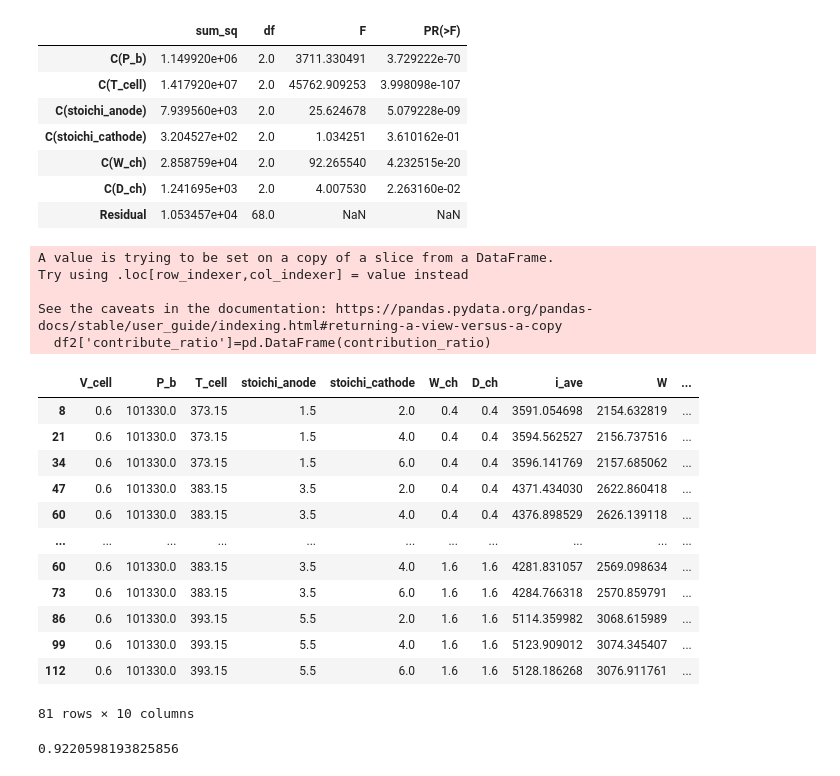
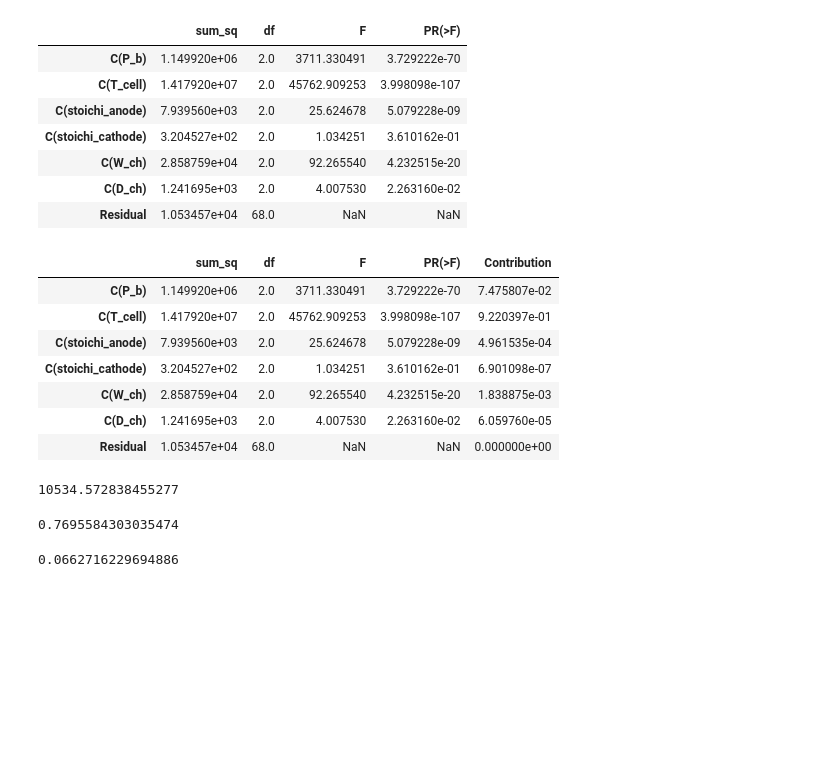
Before and after one commit to OkaHaruya/Oka-fcsl, a Jupyter notebook: ANOVA_24-3-21/OA.ipynb, the cells around one changed output. Saved outputs shown, nothing was run; the diff lists cells and outputs as text; code cells hidden in the pictures; blank space fills up the shorter version.

```diff
--- a/ANOVA_24-3-21/OA.ipynb
+++ b/ANOVA_24-3-21/OA.ipynb
@@ -8,7 +8,7 @@ import re
 import os
 # %%
 # フォルダのパス
-folder_path = "/Users/user/Desktop/Oka/COMSOL/PEFC/data/24-3-21"
+folder_path = "/Users/aruhy/OneDrive/デスクトップ/data/24-3-21"
 
 # フォルダ内のファイルのリストを取得
 file_list = os.listdir(folder_path)
@@ -194,44 +194,39 @@ anova_table
 # %%
 # 各要素の変動を取得
 total_variance = anova_table['sum_sq']['Residual']  + anova_table['sum_sq']['C(P_b)'] + \
                 anova_table['sum_sq']['C(T_cell)'] + anova_table['sum_sq']['C(stoichi_anode)'] + anova_table['sum_sq']['C(stoichi_cathode)'] + \
                 anova_table['sum_sq']['C(W_ch)'] + anova_table['sum_sq']['C(D_ch)']
 
 treatment_variance = anova_table['sum_sq']['C(P_b)'] + \
                     anova_table['sum_sq']['C(T_cell)'] + anova_table['sum_sq']['C(stoichi_anode)'] + \
                     anova_table['sum_sq']['C(stoichi_cathode)'] + anova_table['sum_sq']['C(W_ch)'] + \
                     anova_table['sum_sq']['C(D_ch)']
 
-#寄与率を計算
-for param in anova_table['sum_sq']:
-    contribution_ratio = []
-    contribution_ratio.append(param / total_variance)
+# 各因子の寄与率を計算してデータフレームに追加
+anova_table['Contribution'] = (anova_table['sum_sq']-anova_table['df']*anova_table['sum_sq']['Residual']/anova_table['df']['Residual'])/ anova_table['sum_sq'].sum()
 
-df2['contribute_ratio']=pd.DataFrame(contribution_ratio)
-df2
+anova_table
 # %% [output]
-A value is trying to be set on a copy of a slice from a DataFrame.
-Try using .loc[row_indexer,col_indexer] = value instead
-
-See the caveats in the documentation: https://pandas.pydata.org/pandas-docs/stable/user_guide/indexing.html#returning-a-view-versus-a-copy
-  df2['contribute_ratio']=pd.DataFrame(contribution_ratio)
-|  | V_cell | P_b | T_cell | stoichi_anode | stoichi_cathode | W_ch | D_ch | i_ave | W | ... |
-| 8 | 0.6 | 101330.0 | 373.15 | 1.5 | 2.0 | 0.4 | 0.4 | 3591.054698 | 2154.632819 | ... |
-| 21 | 0.6 | 101330.0 | 373.15 | 1.5 | 4.0 | 0.4 | 0.4 | 3594.562527 | 2156.737516 | ... |
-| 34 | 0.6 | 101330.0 | 373.15 | 1.5 | 6.0 | 0.4 | 0.4 | 3596.141769 | 2157.685062 | ... |
-| 47 | 0.6 | 101330.0 | 383.15 | 3.5 | 2.0 | 0.4 | 0.4 | 4371.434030 | 2622.860418 | ... |
-| 60 | 0.6 | 101330.0 | 383.15 | 3.5 | 4.0 | 0.4 | 0.4 | 4376.898529 | 2626.139118 | ... |
-| ... | ... | ... | ... | ... | ... | ... | ... | ... | ... | ... |
-| 60 | 0.6 | 101330.0 | 383.15 | 3.5 | 4.0 | 1.6 | 1.6 | 4281.831057 | 2569.098634 | ... |
-| 73 | 0.6 | 101330.0 | 383.15 | 3.5 | 6.0 | 1.6 | 1.6 | 4284.766318 | 2570.859791 | ... |
-| 86 | 0.6 | 101330.0 | 393.15 | 5.5 | 2.0 | 1.6 | 1.6 | 5114.359982 | 3068.615989 | ... |
-| 99 | 0.6 | 101330.0 | 393.15 | 5.5 | 4.0 | 1.6 | 1.6 | 5123.909012 | 3074.345407 | ... |
-| 112 | 0.6 | 101330.0 | 393.15 | 5.5 | 6.0 | 1.6 | 1.6 | 5128.186268 | 3076.911761 | ... |
+|  | sum_sq | df | F | PR(>F) | Contribution |
+| C(P_b) | 1.149920e+06 | 2.0 | 3711.330491 | 3.729222e-70 | 7.475807e-02 |
+| C(T_cell) | 1.417920e+07 | 2.0 | 45762.909253 | 3.998098e-107 | 9.220397e-01 |
+| C(stoichi_anode) | 7.939560e+03 | 2.0 | 25.624678 | 5.079228e-09 | 4.961535e-04 |
+| C(stoichi_cathode) | 3.204527e+02 | 2.0 | 1.034251 | 3.610162e-01 | 6.901098e-07 |
+| C(W_ch) | 2.858759e+04 | 2.0 | 92.265540 | 4.232515e-20 | 1.838875e-03 |
+| C(D_ch) | 1.241695e+03 | 2.0 | 4.007530 | 2.263160e-02 | 6.059760e-05 |
+| Residual | 1.053457e+04 | 68.0 | NaN | NaN | 0.000000e+00 |
-81 rows × 10 columns
 # %%
-anova_table['sum_sq']['C(T_cell)']/total_variance
+anova_table['sum_sq']['Residual']
 # %% [output]
-0.9220598193825856
+10534.572838455277
+# %%
+(anova_table['sum_sq']['C(T_cell)']-(2*anova_table['sum_sq']['Residual']/1028))/total_variance
+# %% [output]
+0.7695584303035474
+# %%
+(anova_table['sum_sq']['C(P_b)']-(2*anova_table['sum_sq']['Residual']/1028))/total_variance
+# %% [output]
+0.0662716229694886
 # %%
 anova_table['sum_sq']['C(P_b)']/total_variance
 # %% [output]
```
Also changed, not shown: parts of 5 cells of this notebook, 8 other files.
